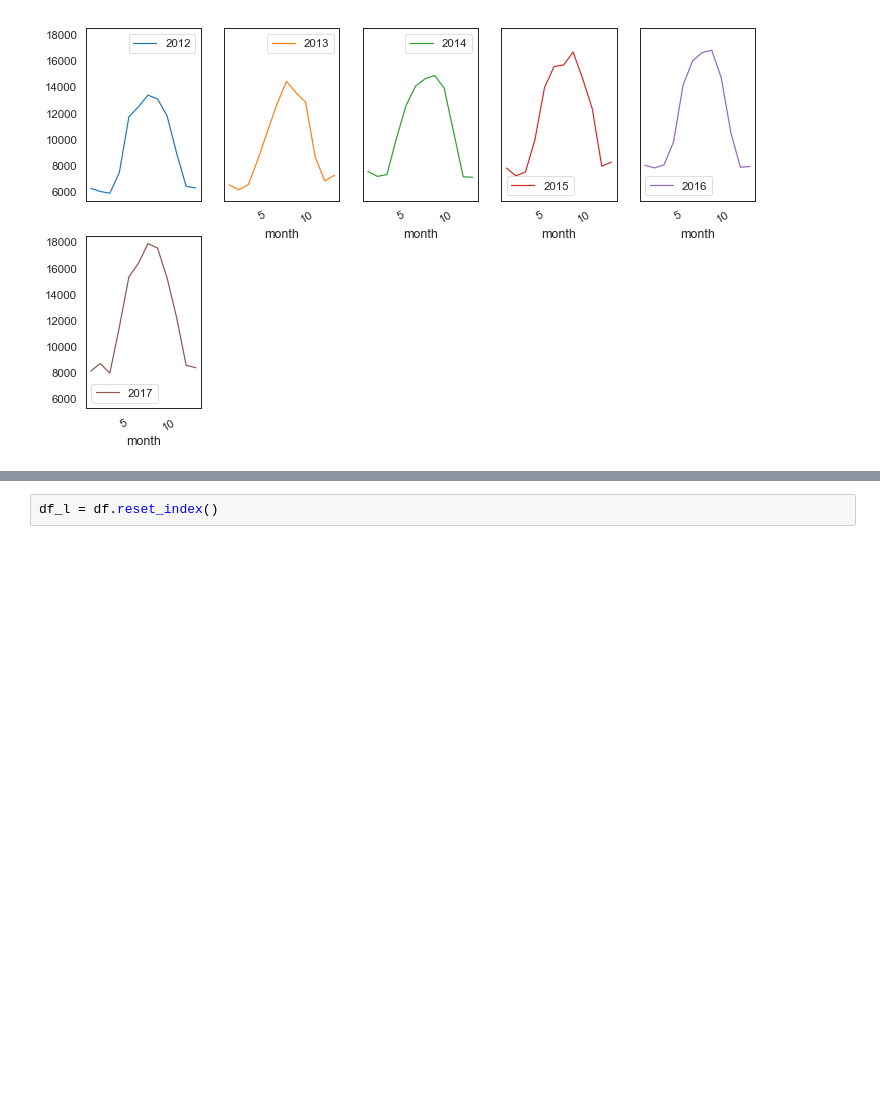
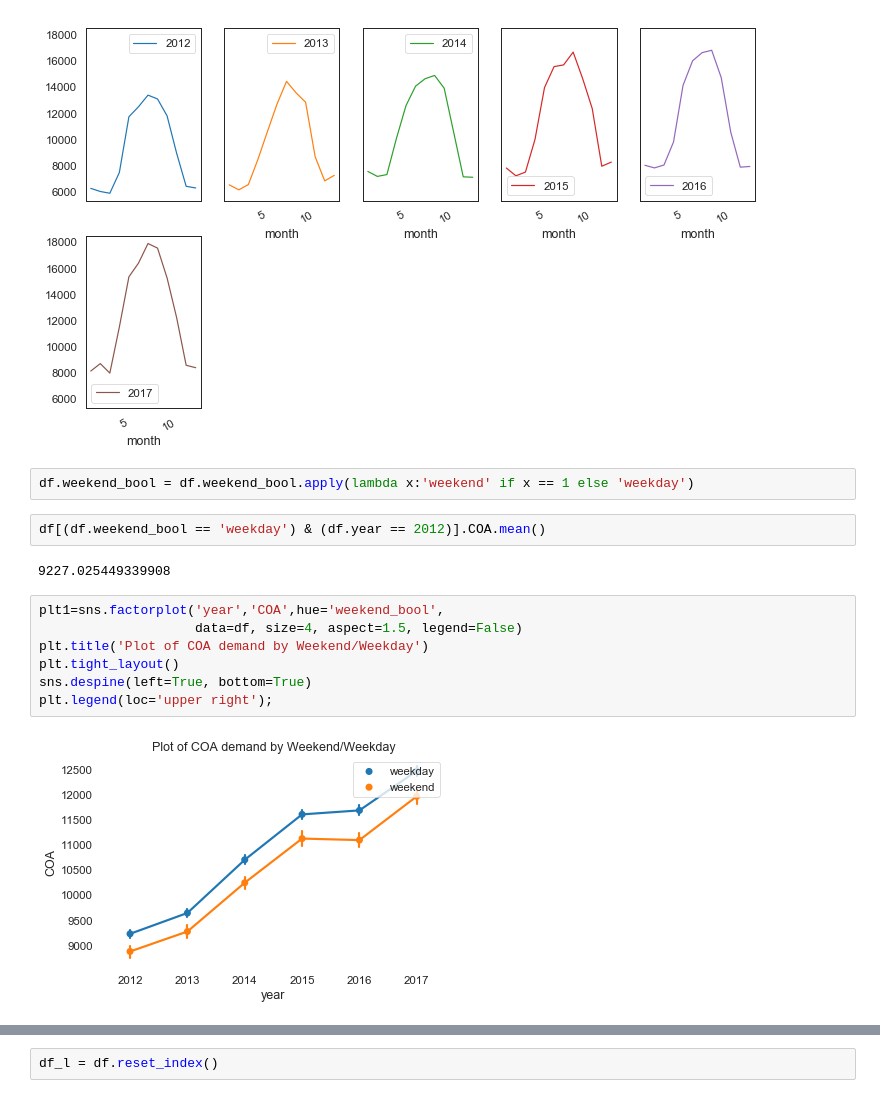
Before and after one commit to IbrahimYahyaHakami/DSI-5-capstone, a Jupyter notebook: code/COA-EDA.ipynb, the cells around one changed output, grey strips where cells are left out. Saved outputs shown, nothing was run; the diff lists cells and outputs as text; blank space fills up the shorter version.

```diff
--- a/code/COA-EDA.ipynb
+++ b/code/COA-EDA.ipynb
@@ -111,4 +150,19 @@ pd.pivot_table(df, values = "COA",
                columns = "year", index = "month").plot(subplots = True, figsize=(12, 12), layout=(3, 5), sharey=True);
 # %% [output]
 [figure]
+# %%
+df.weekend_bool = df.weekend_bool.apply(lambda x:'weekend' if x == 1 else 'weekday')
+# %%
+df[(df.weekend_bool == 'weekday') & (df.year == 2012)].COA.mean()
+# %% [output]
+9227.025449339908
+# %%
+plt1=sns.factorplot('year','COA',hue='weekend_bool',
+                    data=df, size=4, aspect=1.5, legend=False)
+plt.title('Plot of COA demand by Weekend/Weekday')
+plt.tight_layout()
+sns.despine(left=True, bottom=True)
+plt.legend(loc='upper right');
+# %% [output]
+[figure, added]
 # %%
```
Also changed, not shown: parts of 23 cells of this notebook, 7 other files.
